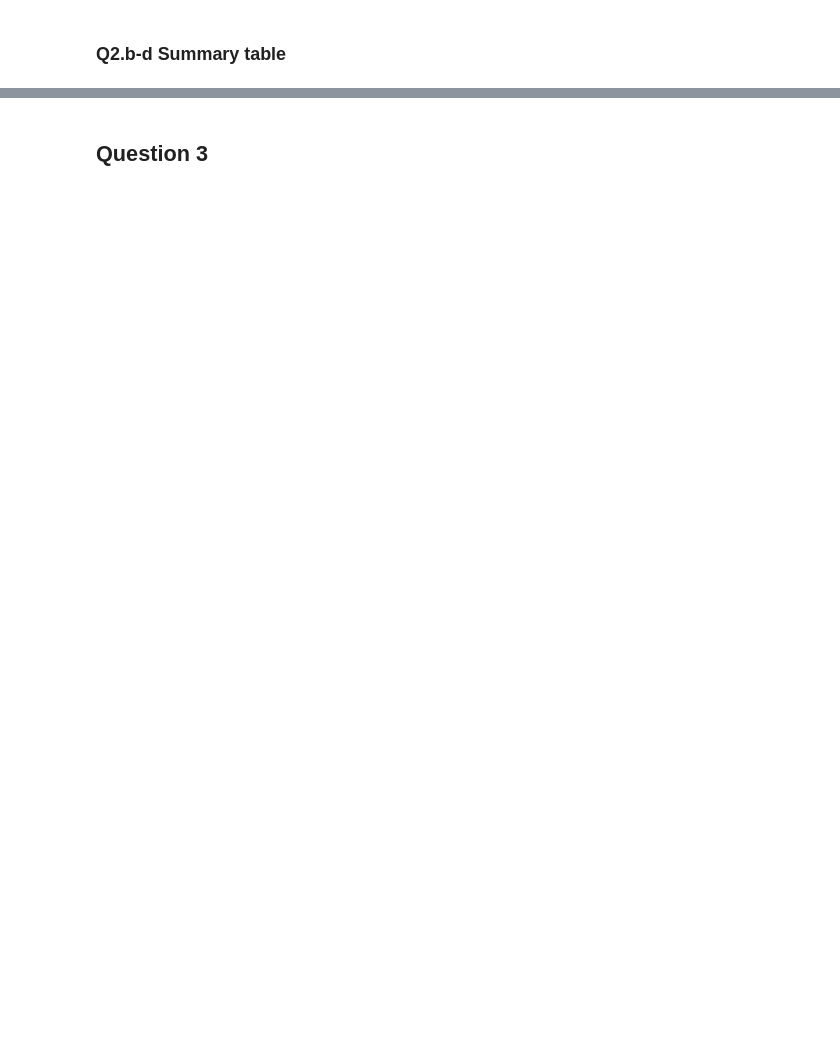
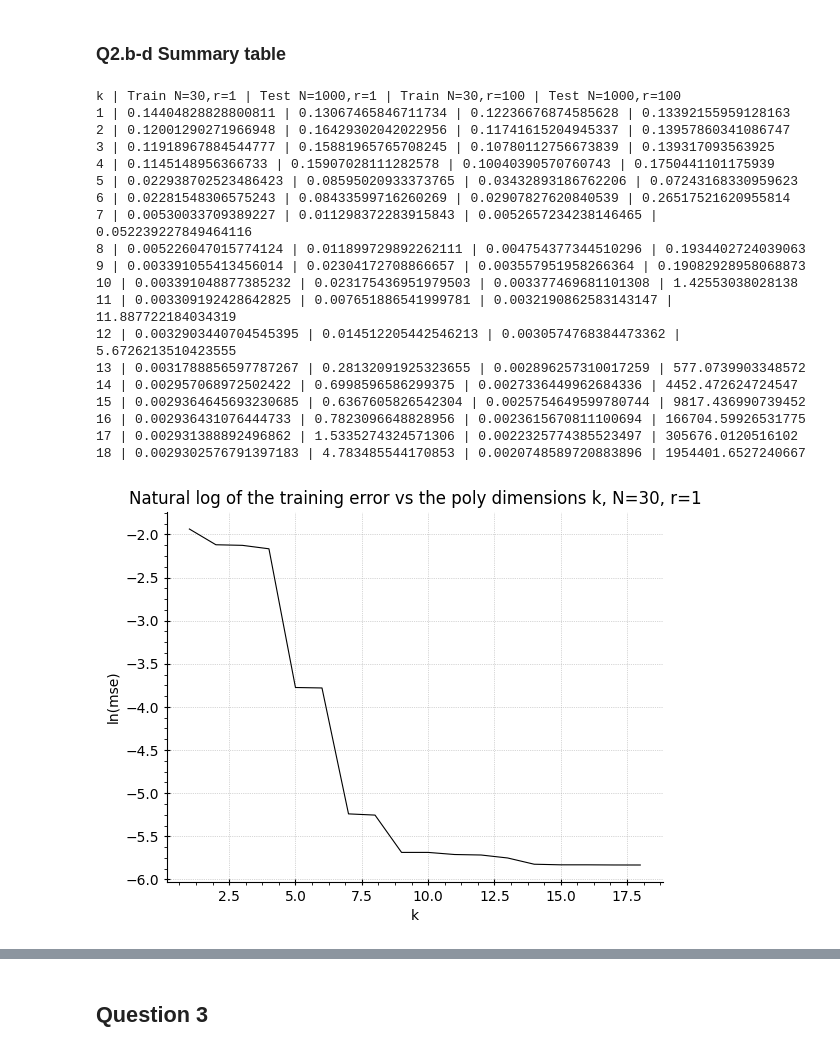
Before and after one commit to nadroj0-0/supervised_learning_coursework_1, a Jupyter notebook: Part 1 Q 1-3.ipynb, the cells around one changed output, grey strips where cells are left out. Saved outputs shown, nothing was run; the diff lists cells and outputs as text; code cells hidden in the pictures; blank space fills up the shorter version.

```diff
--- a/Part 1 Q 1-3.ipynb
+++ b/Part 1 Q 1-3.ipynb
@@ -252,30 +262,59 @@ fig, ax = plot_models(xdata, ydata, lm, 0, 1, -0.5, 1.6, truFunc = g)
 # %% [markdown]
 ### Q2.b-d Summary table
 # %%
-print('Q2.b-d')
 def experiment_Q2_b_d (smallN, largeN, r, k_values, basis_func=poly_basis):
-    print('(b) Single run, N =', smallN)
+    mse=[]
+    #(b) Single run, N = smallN
     xdata, ydata = gen_data(smallN)
     lm = fit_lin_reg(xdata, ydata, k_values, basis_func)
     df = pd.DataFrame(lm, columns=['k', 'w', 'y_hat', 'mse'])
+    mse.append(df['mse'].to_list())
     fig, ax = plot_mse(df['k'], np.log(df['mse']), smallN, 1, basis_func=basis_func)
 
-    print('(c) Single run (test error), N =', largeN)
+    #(c) Single run (test error), N = largeN
     xtest, ytest = gen_data(largeN)
     mse_test = []
     for k, w, _, _ in lm:
         lmtest = lin_reg_sol_k(xtest, ytest, k, basis_func, w=w)
         mse_test.append(lmtest[2])
+    mse.append(mse_test)
     df = pd.DataFrame({'k': k_values, 'mse': mse_test})
     fig, ax = plot_mse(df['k'], np.log(df['mse']), largeN, 1, basis_func=basis_func, datatype = 'test')
 
-    print('(d) Average results over r runs')
+    #(d) Average results over r runs
     df, w = r_sims(smallN, r, k_values, basis_func)
+    mse.append(df['avg_mse'].to_list())
     fig, ax = plot_mse(df['k'], np.log(df['avg_mse']), smallN, r, basis_func=basis_func)
     df, _ = r_sims(largeN, r, k_values, basis_func, wlist=w)
+    mse.append(df['avg_mse'].to_list())
     fig, ax = plot_mse(df['k'], np.log(df['avg_mse']), largeN, r, basis_func=basis_func, datatype = 'test')
 
-    return
+    return mse
 
 k_values = [i for i in range(1,19)]
-experiment_Q2_b_d(30, 1000, 100, k_values)
+mse = experiment_Q2_b_d(30, 1000, 100, k_values)
+
+print("k | Train N=30,r=1 | Test N=1000,r=1 | Train N=30,r=100 | Test N=1000,r=100")
+for k, t1, te1, t100, te100 in zip(k_values, mse[0], mse[1], mse[2], mse[3]):
+    print(f"{k} | {t1} | {te1} | {t100} | {te100}")
+# %% [output]
+k | Train N=30,r=1 | Test N=1000,r=1 | Train N=30,r=100 | Test N=1000,r=100
+1 | 0.14404828828800811 | 0.13067465846711734 | 0.12236676874585628 | 0.13392155959128163
+2 | 0.12001290271966948 | 0.16429302042022956 | 0.11741615204945337 | 0.13957860341086747
+3 | 0.11918967884544777 | 0.15881965765708245 | 0.10780112756673839 | 0.139317093563925
+4 | 0.1145148956366733 | 0.15907028111282578 | 0.10040390570760743 | 0.1750441101175939
+5 | 0.022938702523486423 | 0.08595020933373765 | 0.03432893186762206 | 0.07243168330959623
+6 | 0.02281548306575243 | 0.08433599716260269 | 0.02907827620840539 | 0.26517521620955814
+7 | 0.00530033709389227 | 0.011298372283915843 | 0.0052657234238146465 | 0.052239227849464116
+8 | 0.005226047015774124 | 0.011899729892262111 | 0.004754377344510296 | 0.1934402724039063
+9 | 0.003391055413456014 | 0.02304172708866657 | 0.003557951958266364 | 0.19082928958068873
+10 | 0.003391048877385232 | 0.023175436951979503 | 0.003377469681101308 | 1.42553038028138
+11 | 0.003309192428642825 | 0.007651886541999781 | 0.0032190862583143147 | 11.887722184034319
+12 | 0.0032903440704545395 | 0.014512205442546213 | 0.0030574768384473362 | 5.6726213510423555
+13 | 0.0031788856597787267 | 0.28132091925323655 | 0.002896257310017259 | 577.0739903348572
+14 | 0.002957068972502422 | 0.6998596586299375 | 0.0027336449962684336 | 4452.472624724547
+15 | 0.0029364645693230685 | 0.6367605826542304 | 0.0025754649599780744 | 9817.436990739452
+16 | 0.002936431076444733 | 0.7823096648828956 | 0.0023615670811100694 | 166704.59926531775
+17 | 0.002931388892496862 | 1.5335274324571306 | 0.0022325774385523497 | 305676.0120516102
+18 | 0.0029302576791397183 | 4.783485544170853 | 0.0020748589720883896 | 1954401.6527240667
+[figure, added]
```
Also changed, not shown: parts of 8 cells of this notebook, 3 other files.
